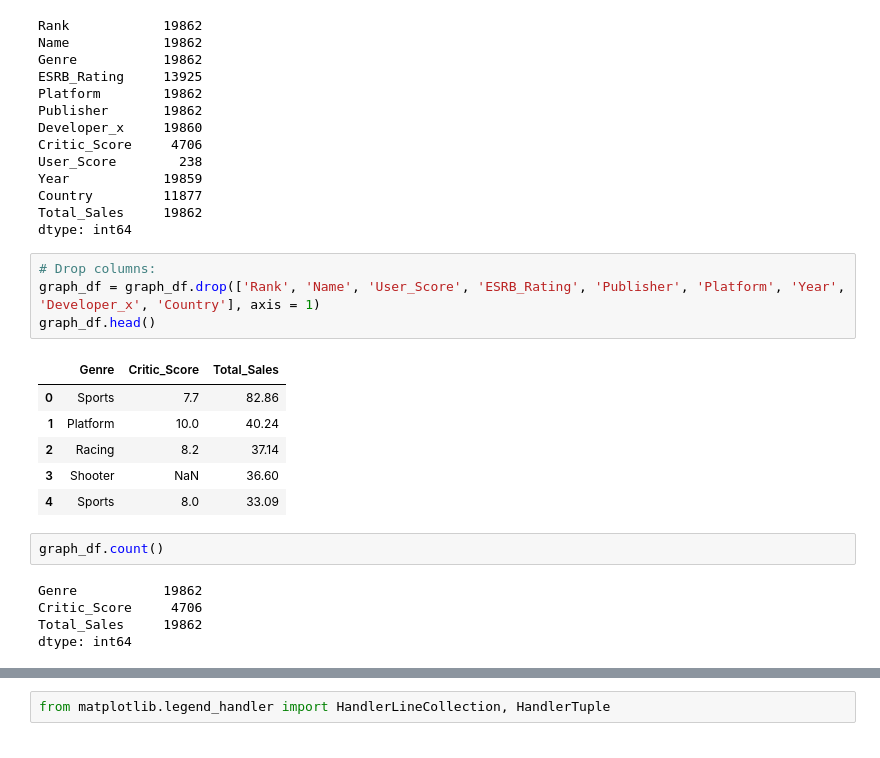
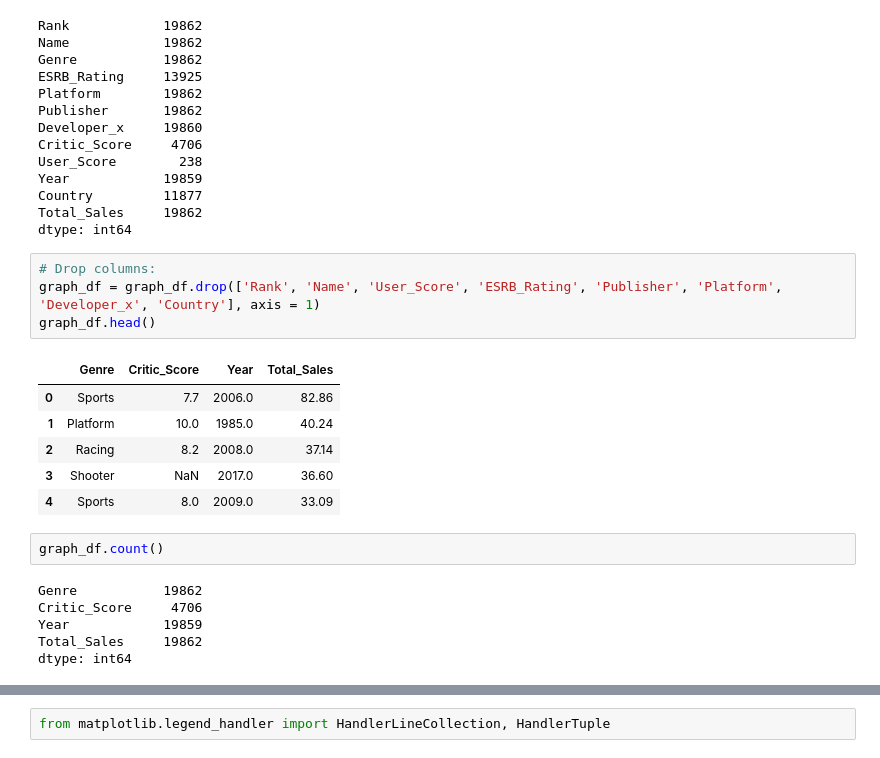
Before and after one commit to kntln/Video_Games_Sales, a Jupyter notebook: Graphing_Total_Sales_and_Critics_Score.ipynb, the cells around one changed output, grey strips where cells are left out. Saved outputs shown, nothing was run; the diff lists cells and outputs as text.

```diff
--- a/Graphing_Total_Sales_and_Critics_Score.ipynb
+++ b/Graphing_Total_Sales_and_Critics_Score.ipynb
@@ -37,20 +37,21 @@ Total_Sales     19862
 dtype: int64
 # %%
 # Drop columns:
-graph_df = graph_df.drop(['Rank', 'Name', 'User_Score', 'ESRB_Rating', 'Publisher', 'Platform', 'Year', 'Developer_x', 'Country'], axis = 1)
+graph_df = graph_df.drop(['Rank', 'Name', 'User_Score', 'ESRB_Rating', 'Publisher', 'Platform', 'Developer_x', 'Country'], axis = 1)
 graph_df.head()
 # %% [output]
-|  | Genre | Critic_Score | Total_Sales |
-| 0 | Sports | 7.7 | 82.86 |
-| 1 | Platform | 10.0 | 40.24 |
-| 2 | Racing | 8.2 | 37.14 |
-| 3 | Shooter | NaN | 36.60 |
-| 4 | Sports | 8.0 | 33.09 |
+|  | Genre | Critic_Score | Year | Total_Sales |
+| 0 | Sports | 7.7 | 2006.0 | 82.86 |
+| 1 | Platform | 10.0 | 1985.0 | 40.24 |
+| 2 | Racing | 8.2 | 2008.0 | 37.14 |
+| 3 | Shooter | NaN | 2017.0 | 36.60 |
+| 4 | Sports | 8.0 | 2009.0 | 33.09 |
 # %%
 graph_df.count()
 # %% [output]
 Genre           19862
 Critic_Score     4706
+Year            19859
 Total_Sales     19862
 dtype: int64
 # %%
```
Also changed, not shown: parts of 4 cells of this notebook, 1 other file.
